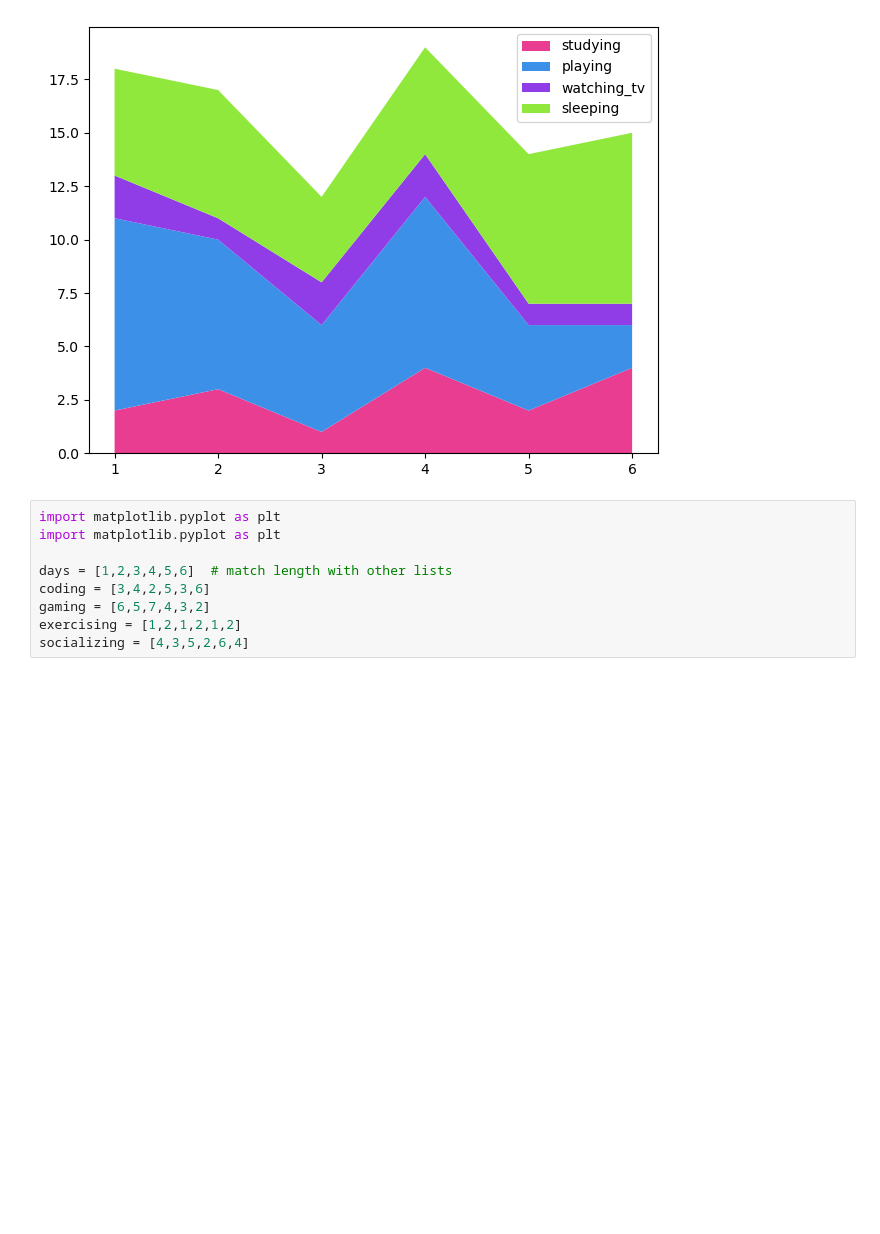
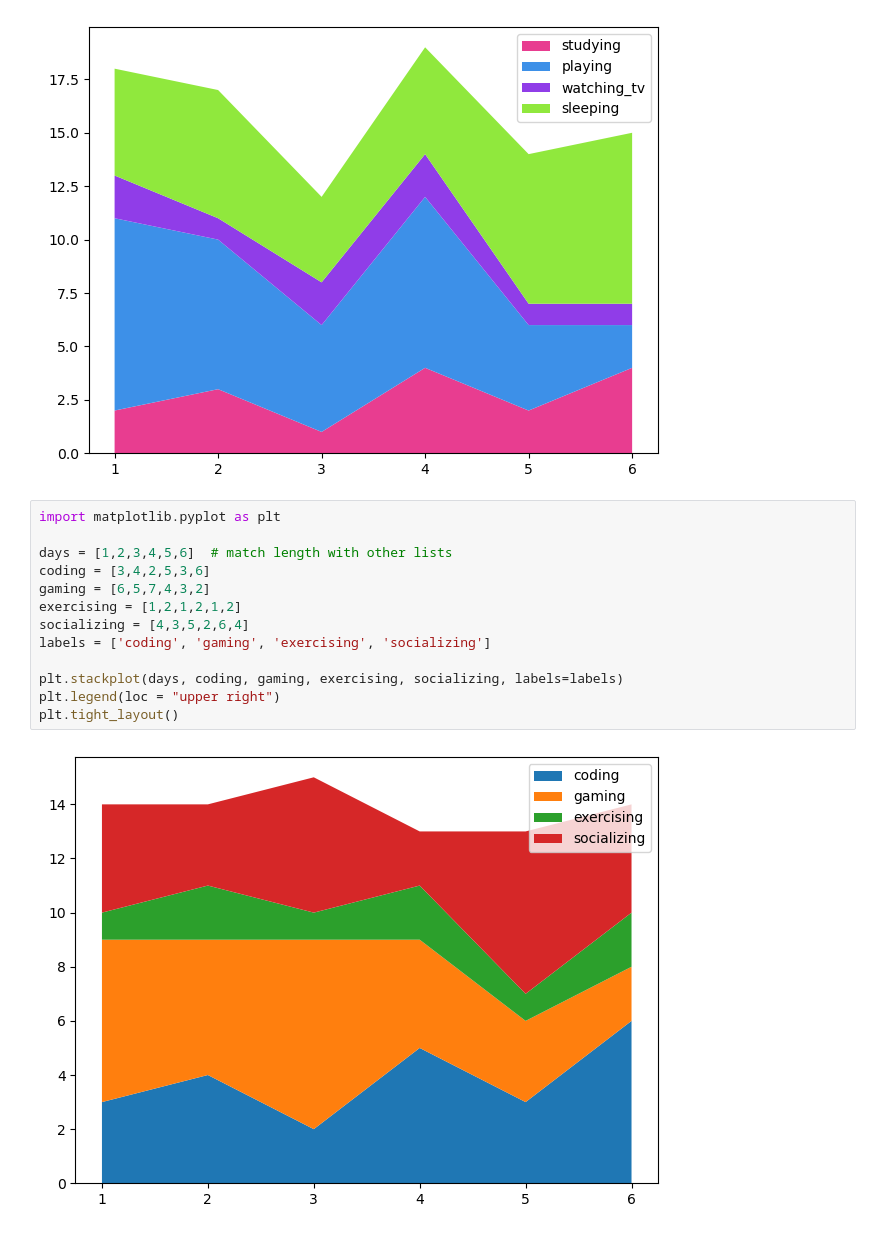
Before and after one commit to Karanbyte07/data-science-notebooks, a Jupyter notebook: Matplotlib/04_Stack Plot.ipynb, the cells around one changed output. Cells and saved outputs as stored; diff of their text form; blank space fills up the shorter version.

```diff
--- a/Matplotlib/04_Stack Plot.ipynb
+++ b/Matplotlib/04_Stack Plot.ipynb
@@ -134,11 +134,17 @@ plt.show()
 # %% [output]
 [figure]
 # %%
-import matplotlib.pyplot as plt
 import matplotlib.pyplot as plt
 
 days = [1,2,3,4,5,6]  # match length with other lists
 coding = [3,4,2,5,3,6]
 gaming = [6,5,7,4,3,2]
 exercising = [1,2,1,2,1,2]
 socializing = [4,3,5,2,6,4]
+labels = ['coding', 'gaming', 'exercising', 'socializing']
+
+plt.stackplot(days, coding, gaming, exercising, socializing, labels=labels)
+plt.legend(loc = "upper right")
+plt.tight_layout()
+# %% [output]
+[figure, added]
```
Also changed, not shown: 4 other files.
